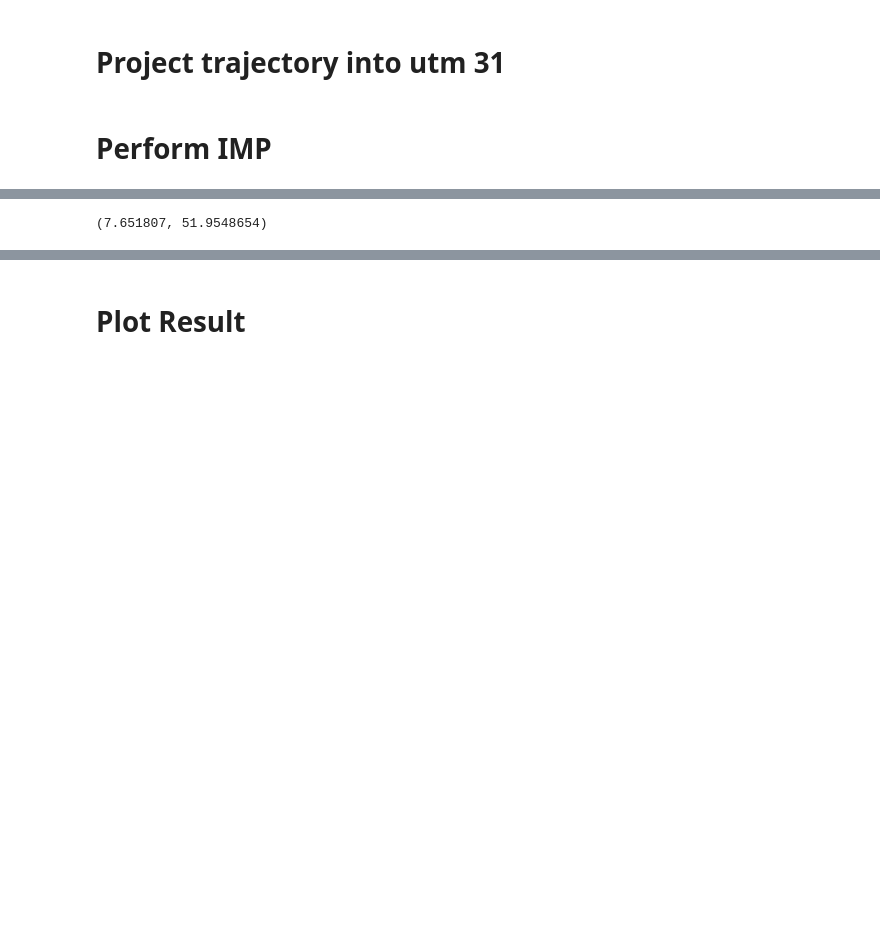
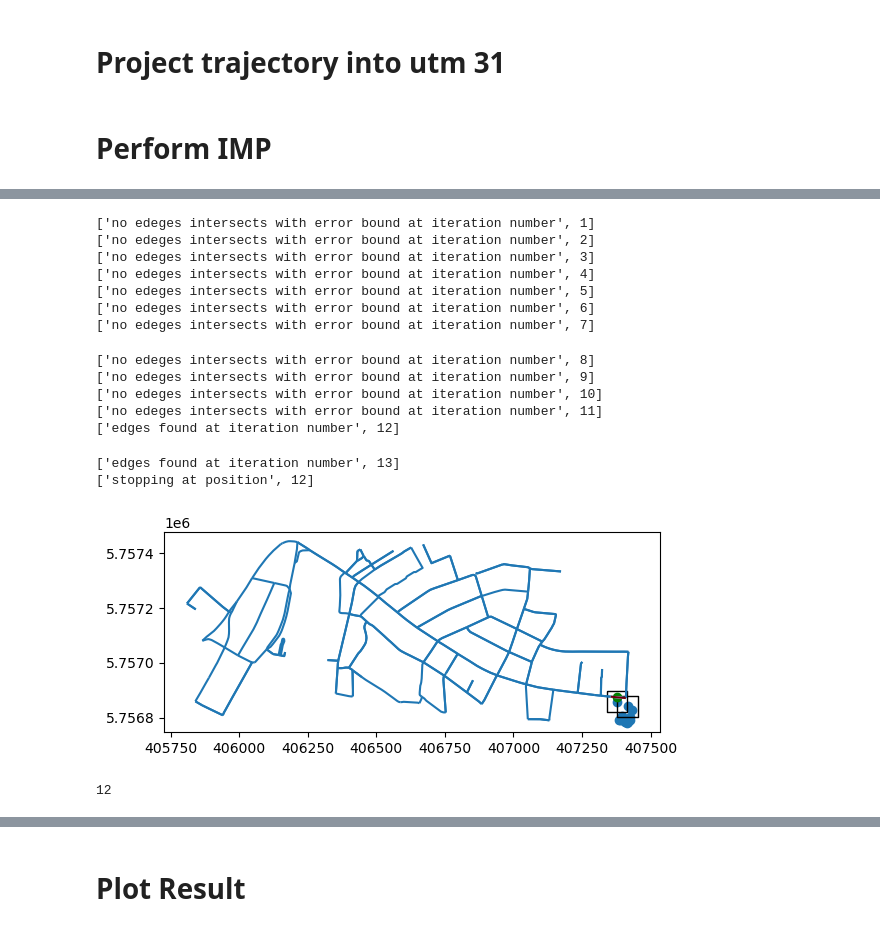
Before and after one commit to gjgress/G-RIPS-2022-Mitsubishi-A, a Jupyter notebook: Code/Fuzzy/IMP.ipynb, the cells around one changed output, grey strips where cells are left out. Drawn from its saved outputs; the diff is of its cells as text; code cells hidden in the pictures; blank space fills up the shorter version.

```diff
--- a/Code/Fuzzy/IMP.ipynb
+++ b/Code/Fuzzy/IMP.ipynb
@@ -246,8 +31,22 @@ while stop_iter == False :
-# %%
-x = candidate_link['lon_lat_pair'].iloc[0][0]
-y = candidate_link['lon_lat_pair'].iloc[0][1]
-
-get_bearing(x, y)
-x
-# %% [output]
-(7.651807, 51.9548654)
+# %%
+pt_index, curr_edge = IMP(gdf_utm, edges_utm, 2, plot = True)
+# %% [output]
+['no edeges intersects with error bound at iteration number', 1]
+['no edeges intersects with error bound at iteration number', 2]
+['no edeges intersects with error bound at iteration number', 3]
+['no edeges intersects with error bound at iteration number', 4]
+['no edeges intersects with error bound at iteration number', 5]
+['no edeges intersects with error bound at iteration number', 6]
+['no edeges intersects with error bound at iteration number', 7]
+['no edeges intersects with error bound at iteration number', 8]
+['no edeges intersects with error bound at iteration number', 9]
+['no edeges intersects with error bound at iteration number', 10]
+['no edeges intersects with error bound at iteration number', 11]
+['edges found at iteration number', 12]
+['edges found at iteration number', 13]
+['stopping at position', 12]
+[figure, added]
+# %%
+pt_index
+# %% [output]
+12
```
Also changed, not shown: parts of 12 cells of this notebook, 7 other files.
